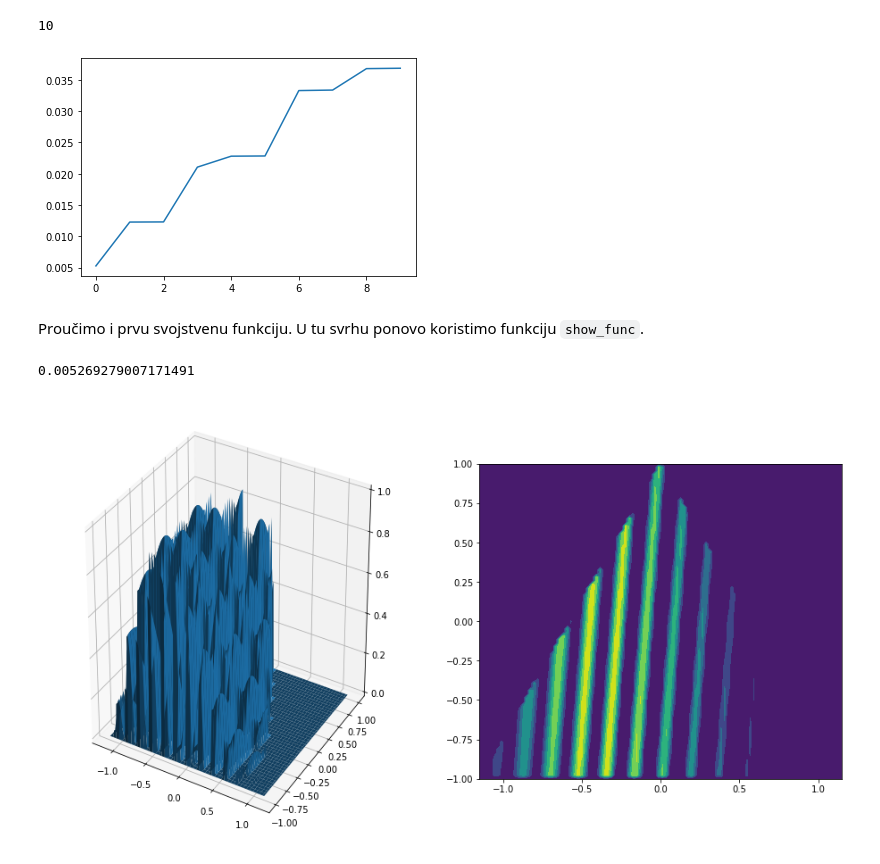
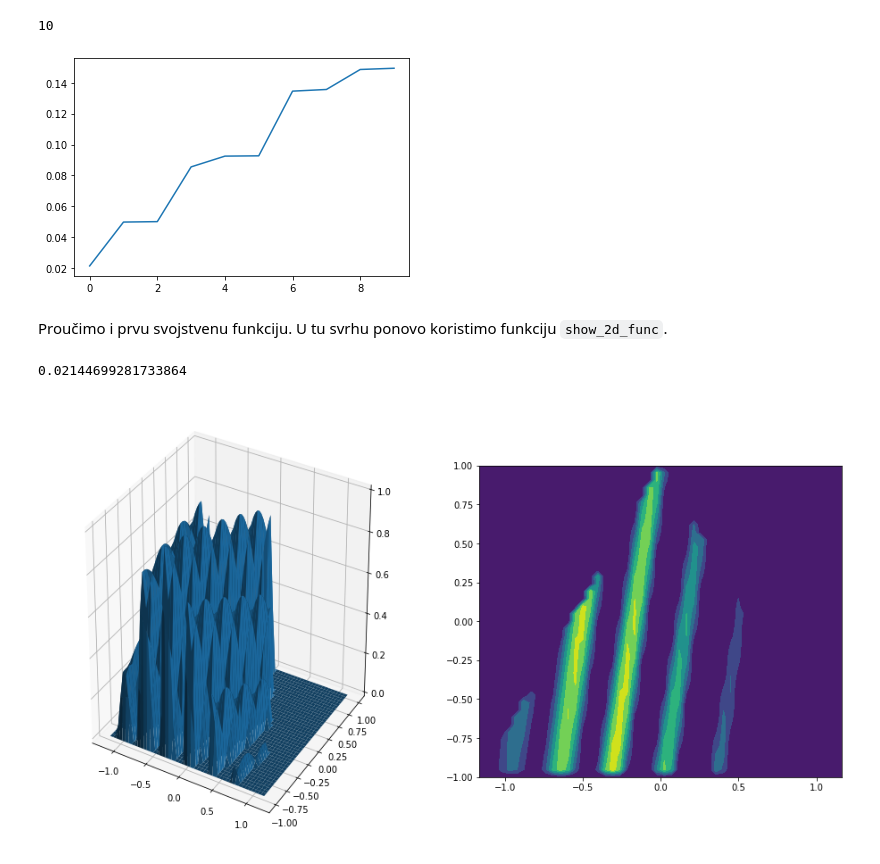
Before and after one commit to DavorPenzar/diplomski, a Jupyter notebook: code/Numericki_racun.ipynb, the cells around one changed output. Drawn from its saved outputs; the diff is of its cells as text; code cells hidden in the pictures.

```diff
--- a/code/Numericki_racun.ipynb
+++ b/code/Numericki_racun.ipynb
@@ -25,5 +25,5 @@ U skripti *script* definirane su funkcije `triang` za konstrukciju trokutne dome
 # %%
-O = triang(num = 100)
+O = triang()
 # %% [markdown]
 Proučimo veličinu dobivene matrice.
 # %%
@@ -63,23 +63,23 @@ ax.plot(l)
 
 plt.show()
 # %% [output]
-[figure, old version]
+[figure, new version]
 # %% [markdown]
-Proučimo i prvu svojstvenu funkciju. U tu svrhu ponovo koristimo funkciju `show_func`.
+Proučimo i prvu svojstvenu funkciju. U tu svrhu ponovo koristimo funkciju `show_2d_func`.
 # %%
 fig = plt.figure(figsize = (16, 9))
 
 ax0 = fig.add_subplot(121, projection = '3d')
 ax1 = fig.add_subplot(122)
 
 ax1.set_aspect('equal')
 
-show_func(u[0], ax = ax0, how = 'plot_surface')
-show_func(u[0], ax = ax1, how = 'contourf')
+show_2d_func(u[0], ax = ax0, how = 'plot_surface')
+show_2d_func(u[0], ax = ax1, how = 'contourf')
 
 print(l[0])
 
 plt.show()
 # %% [output]
-0.005269279007171491
+0.02144699281733864
-[figure, old version]
+[figure, new version]
```
Also changed, not shown: parts of 4 cells of this notebook, 2 other files.
